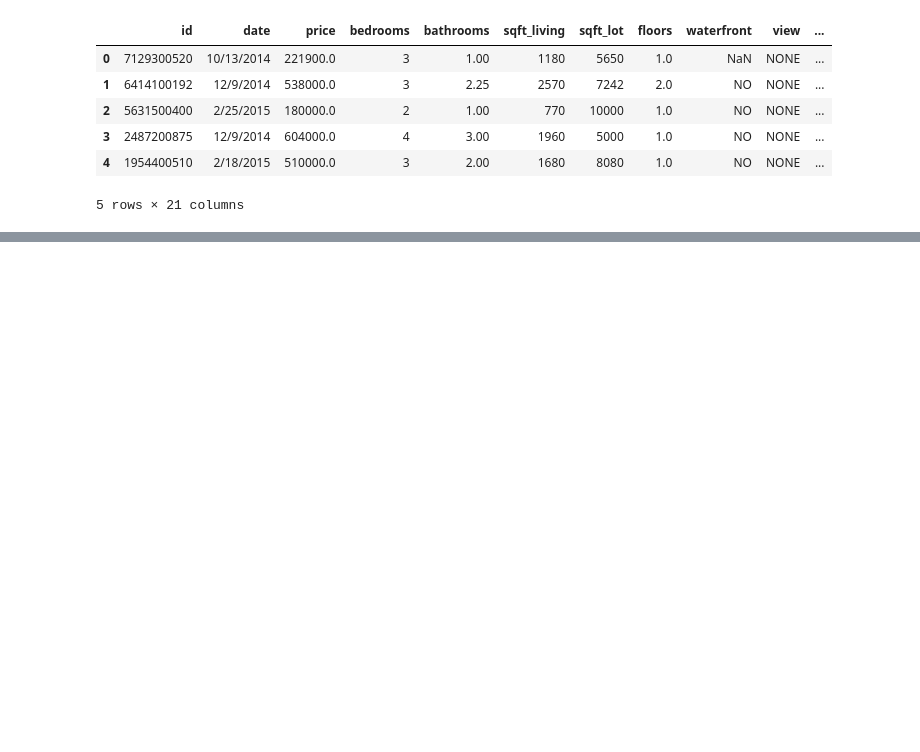
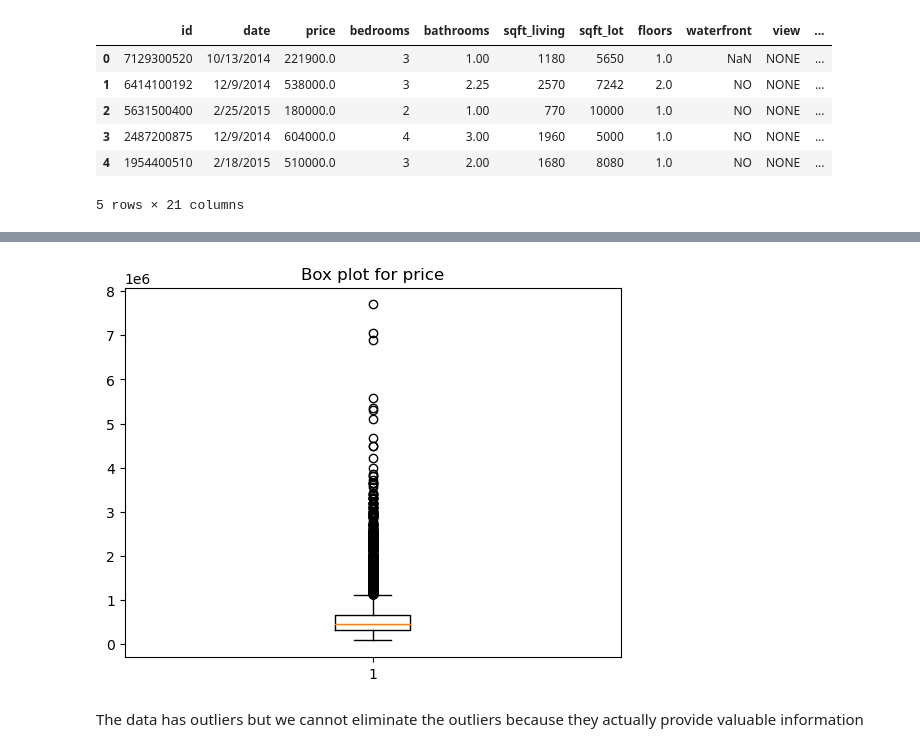
Before and after one commit to billymwangi/phase-2-project, a Jupyter notebook: student.ipynb, the cells around one changed output, grey strips where cells are left out. Cells and saved outputs as stored; diff of their text form; code cells hidden in the pictures; blank space fills up the shorter version.

Commit message:
data_cleaning

```diff
--- a/student.ipynb
+++ b/student.ipynb
@@ -23,0 +120,4 @@ df.head()
+# %%
+#watefront; The mode is NO
+sales['waterfront'] = sales['waterfront'].fillna(sales['waterfront'].mode()[0])
+sales['waterfront'].isna().sum()
@@ -23,0 +126,4 @@ df.head()
+# %%
+#view; The mode is NONE
+sales['view'] = sales['view'].fillna(sales['view'].mode()[0])
+sales['view'].isna().sum()
@@ -23,0 +132,4 @@ df.head()
+# %%
+#year renovated
+sales['yr_renovated'] = sales['yr_renovated'].fillna(sales['yr_renovated'].median())
+sales['yr_renovated'].isna().sum()
@@ -23,0 +158,14 @@ df.head()
+# %%
+#checking for outliers
+import matplotlib.pyplot as plt
+def check_for_outliers(data, column):
+    # Create a box plot of the column data
+    plt.boxplot(data[column])
+    plt.title("Box plot for {}".format(column))
+    plt.show()
+# %%
+check_for_outliers(sales, 'price')
+# %% [output]
+[figure, added]
+# %% [markdown]
+The data has outliers but we cannot eliminate the outliers because they actually provide valuable information
```
Also changed, not shown: parts of 23 cells of this notebook.
